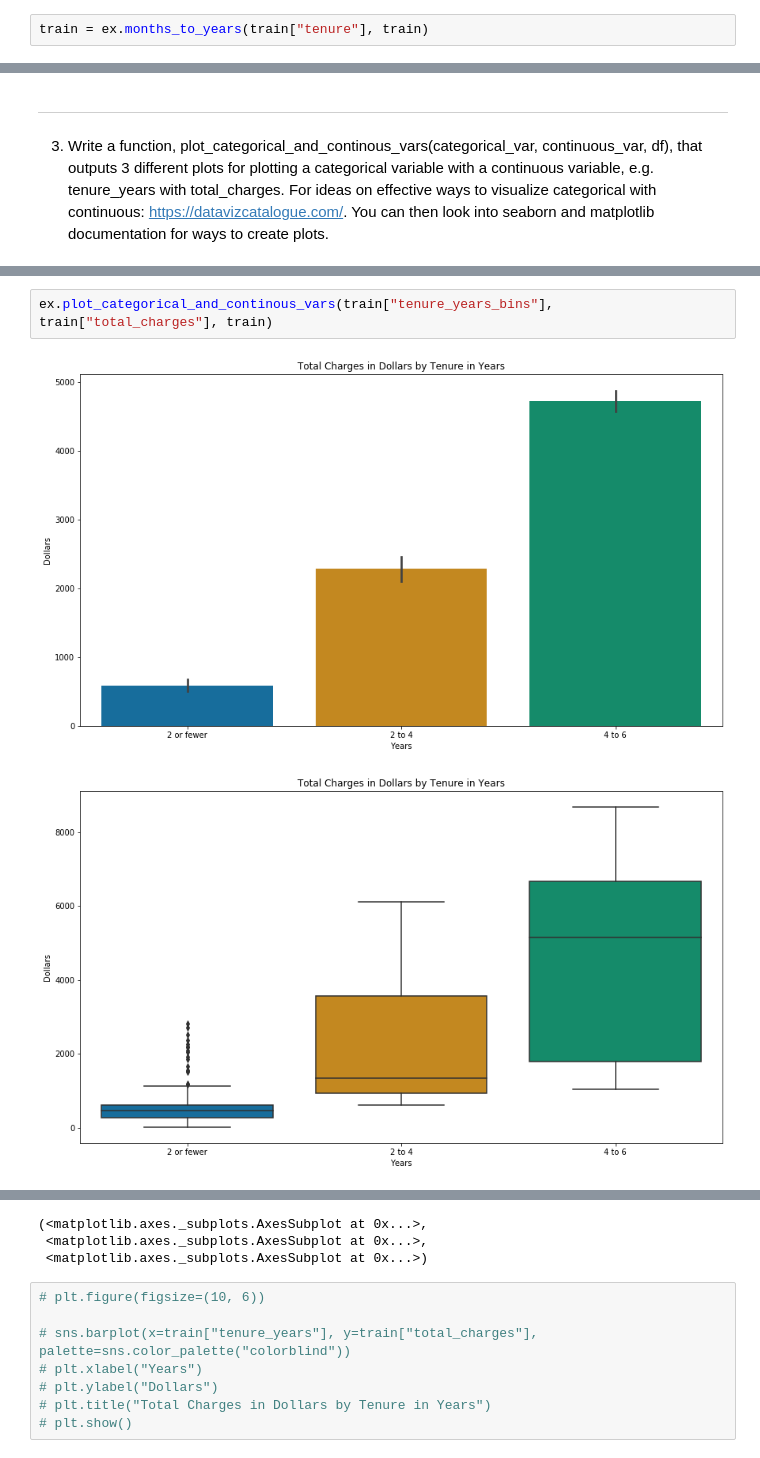
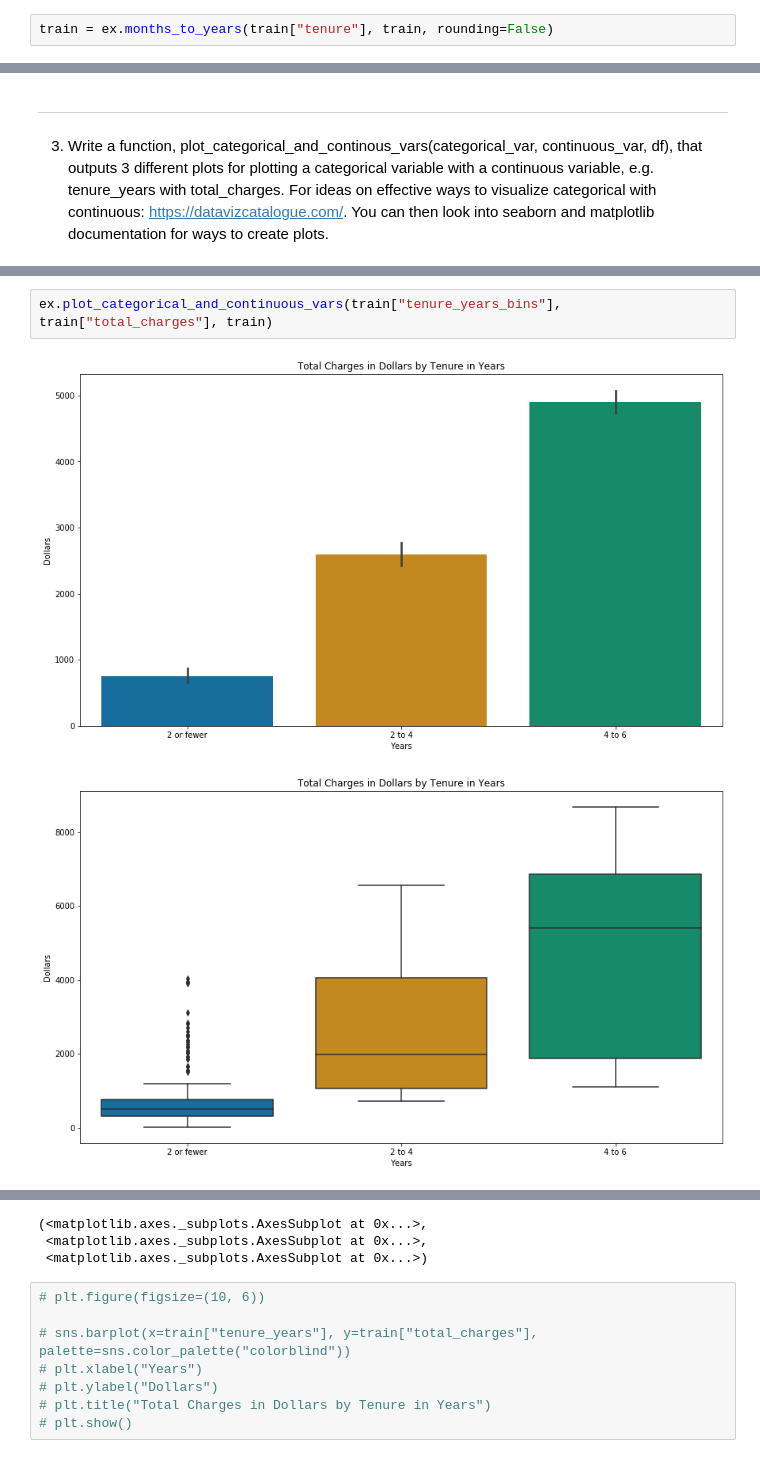
Before and after one commit to aleclhartman/ds-methodologies-exercises, a Jupyter notebook: regression/explore.ipynb, the cells around one changed output, grey strips where cells are left out. Drawn from its saved outputs; the diff is of its cells as text.

```diff
--- a/regression/explore.ipynb
+++ b/regression/explore.ipynb
@@ -89,5 +104,5 @@ ex.plot_variable_pairs(train)
 # %%
-train = ex.months_to_years(train["tenure"], train)
+train = ex.months_to_years(train["tenure"], train, rounding=False)
 # %% [output]
 A value is trying to be set on a copy of a slice from a DataFrame.
 Try using .loc[row_indexer,col_indexer] = value instead
@@ -172,5 +182,5 @@ See the caveats in the documentation: http://pandas.pydata.org/pandas-docs/stabl
 # %%
-ex.plot_categorical_and_continous_vars(train["tenure_years_bins"], train["total_charges"], train)
+ex.plot_categorical_and_continuous_vars(train["tenure_years_bins"], train["total_charges"], train)
 # %% [output]
-[figure, old version]
+[figure, new version]
-[figure, old version]
+[figure, new version]
```
Also changed, not shown: parts of 11 cells of this notebook, 2 other files.
